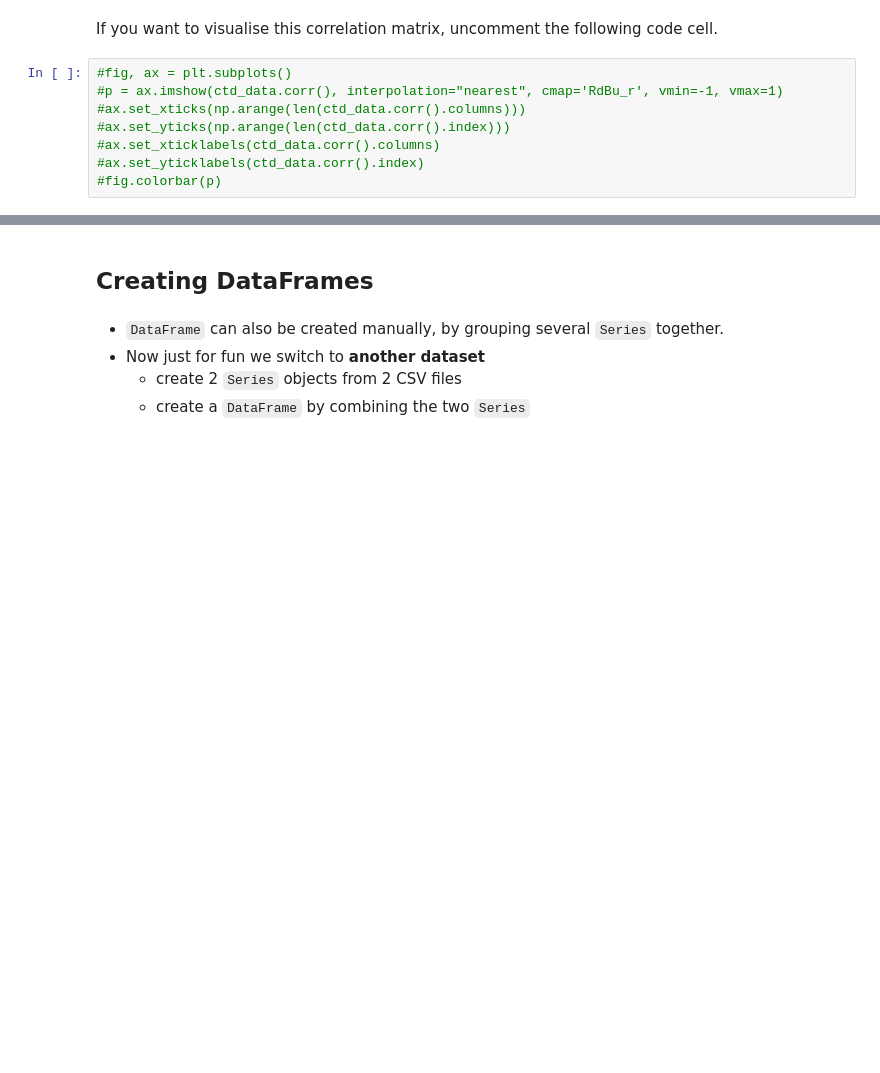
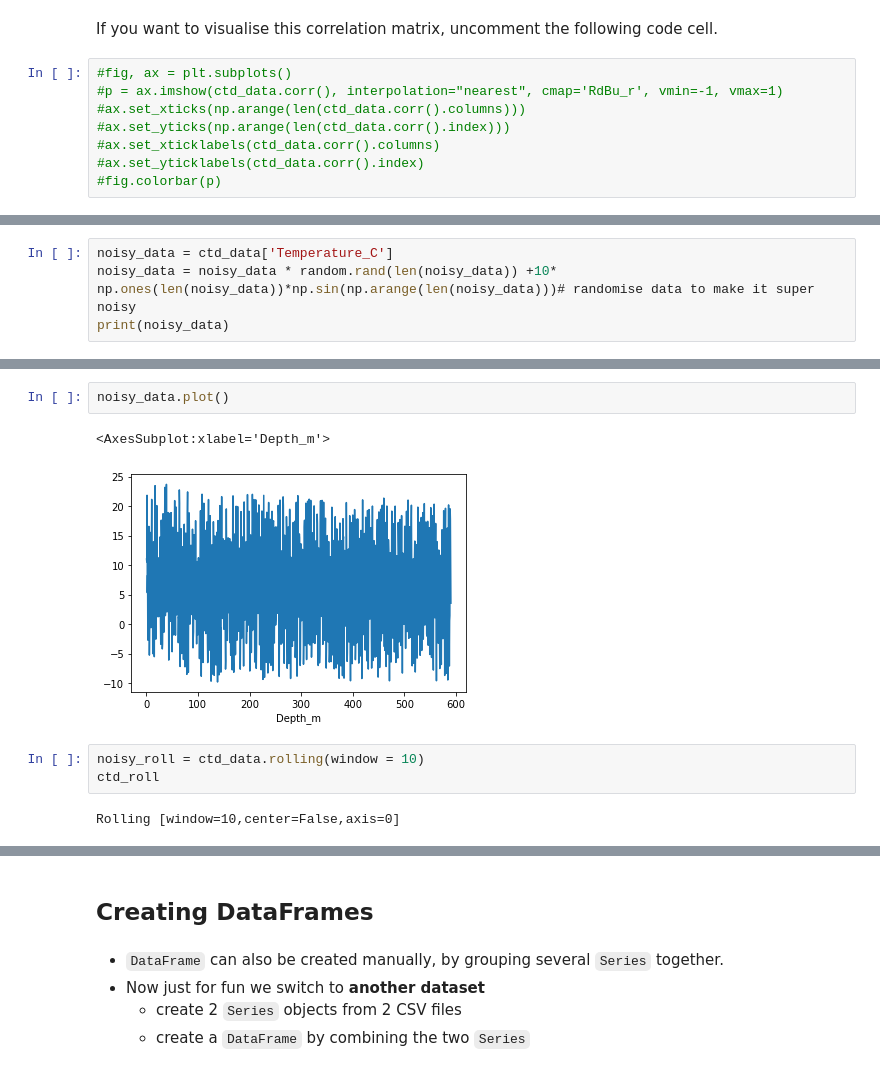
Before and after one commit to ueapy/ppd_python, a Jupyter notebook: notebooks/09-Pandas-Intro.ipynb, the cells around one changed output, grey strips where cells are left out. Cells and saved outputs as stored; diff of their text form; blank space fills up the shorter version.

Commit message:
added rolling operations section

```diff
--- a/notebooks/09-Pandas-Intro.ipynb
+++ b/notebooks/09-Pandas-Intro.ipynb
@@ -288,0 +312,4 @@ If you want to visualise this correlation matrix, uncomment the following code c
+# %%
+noisy_data = ctd_data['Temperature_C']
+noisy_data = noisy_data * random.rand(len(noisy_data)) +10* np.ones(len(noisy_data))*np.sin(np.arange(len(noisy_data)))# randomise data to make it super noisy
+print(noisy_data)
@@ -288,0 +330,10 @@ If you want to visualise this correlation matrix, uncomment the following code c
+# %%
+noisy_data.plot()
+# %% [output]
+<AxesSubplot:xlabel='Depth_m'>
+[figure, added]
+# %%
+noisy_roll = ctd_data.rolling(window = 10)
+ctd_roll
+# %% [output]
+Rolling [window=10,center=False,axis=0]
```
Also changed, not shown: parts of 11 cells of this notebook.
